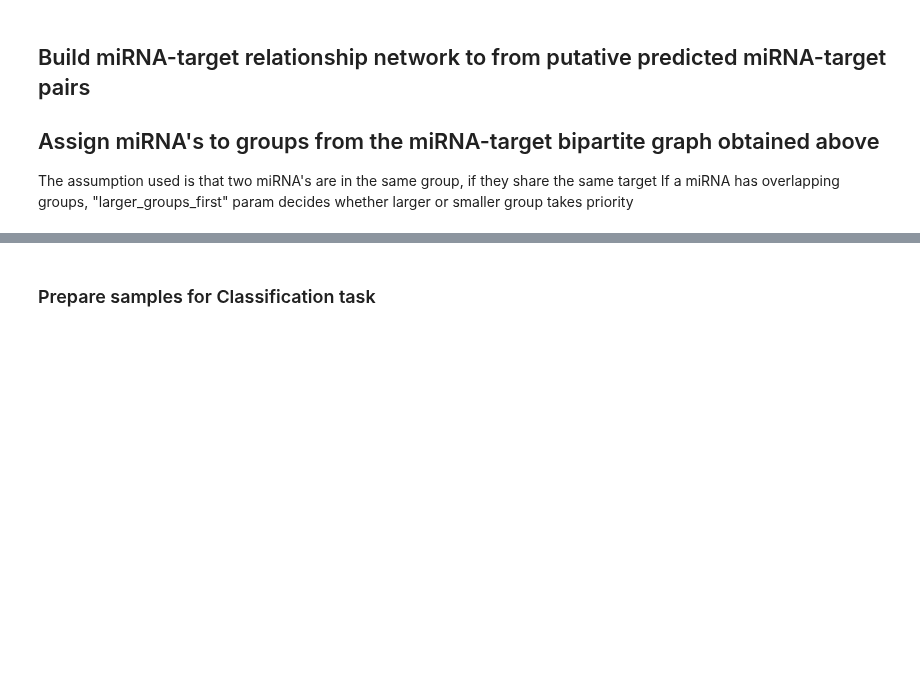
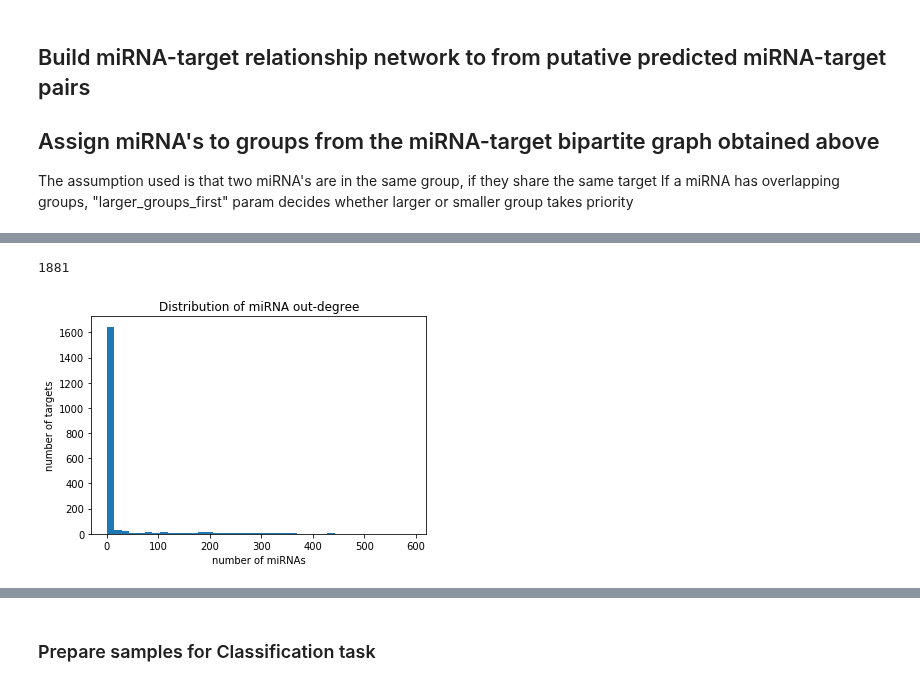
Before and after one commit to JonnyTran/microRNA-Lung-Cancer-Associations, a Jupyter notebook: notebooks/miRNA-gene_exp.ipynb, the cells around one changed output, grey strips where cells are left out. Cells and saved outputs as stored; diff of their text form; code cells hidden in the pictures; blank space fills up the shorter version.

```diff
--- a/notebooks/miRNA-gene_exp.ipynb
+++ b/notebooks/miRNA-gene_exp.ipynb
@@ -204,0 +201,16 @@ miRNAs_in_MTDN 274
+# %%
+miRNAs_nodes = set(n for n, d in network.B.nodes(data=True) if d['bipartite'] == 0)
+targets_nodes = set(network.B) - miRNAs_nodes
+
+miRNA_nodes_degrees = nx.bipartite.degrees(network.B, miRNAs_nodes)[1]
+print len(miRNA_nodes_degrees)
+
+plt.figure()
+plt.hist(miRNA_nodes_degrees.values(), bins=40)
+plt.title('Distribution of miRNA out-degree')
+plt.ylabel('number of targets')
+plt.xlabel('number of miRNAs')
+plt.show()
+# %% [output]
+1881
+[figure, added]
```
Also changed, not shown: parts of 27 cells of this notebook, 2 other files.
